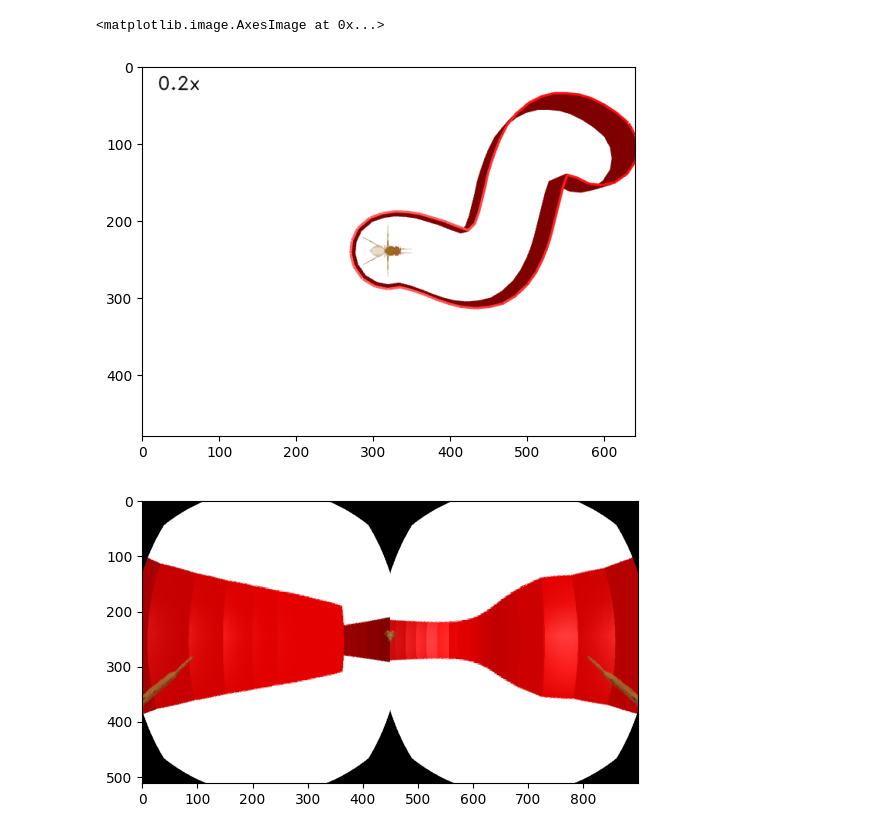
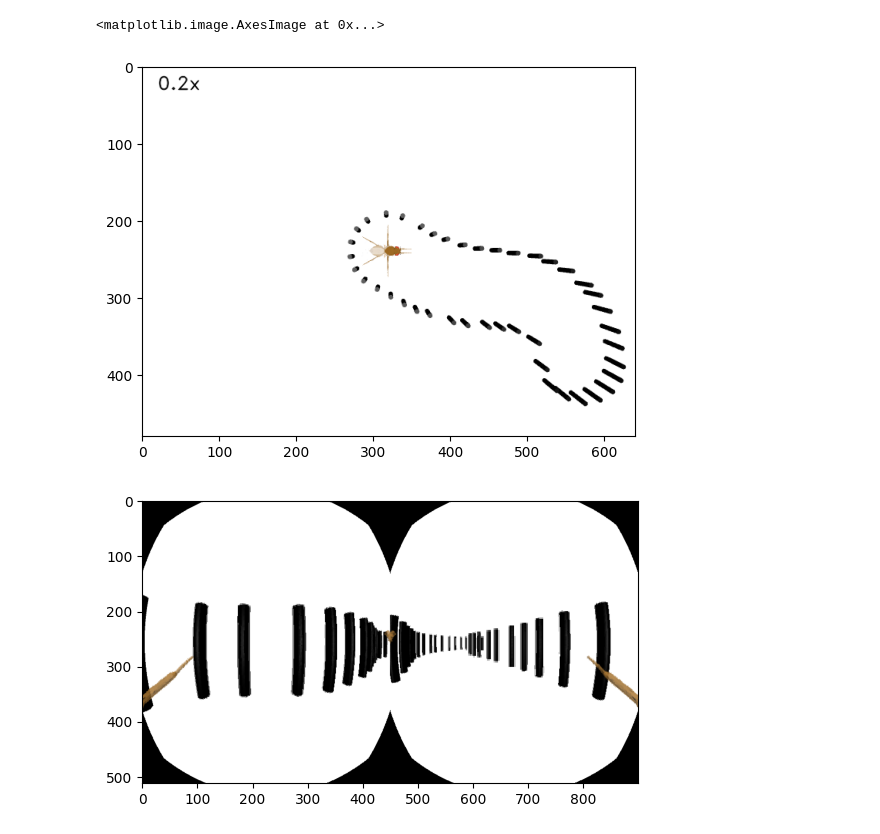
Before and after one commit to timurunv/cobar_project, a Jupyter notebook: corridor.ipynb, the cells around one changed output. Cells and saved outputs as stored; diff of their text form; code cells hidden in the pictures.

```diff
--- a/corridor.ipynb
+++ b/corridor.ipynb
@@ -2,26 +2,27 @@
 from flygym import SingleFlySimulation, Fly, Camera
 import matplotlib.pyplot as plt
 import numpy as np
-from utils.arenas import Corridor
+from utils.arenas import Corridor, CorridorWithPillars
+plt.style.use("default")
 # %%
 fly = Fly(render_raw_vision=True, enable_vision=True)
-arena = Corridor()
+arena = CorridorWithPillars(thick=0.5)
 cam = Camera(
     attachment_point=fly.model.worldbody,
     camera_name="camera_top_zoomout",
 )
 sim = SingleFlySimulation(
     fly=fly,
     arena=arena,
     cameras=[cam],
 )
 obs, info = sim.reset(seed=0)
 fig, ax = plt.subplots()
 ax.imshow(sim.render()[0])
 
 fig, ax = plt.subplots()
 ax.imshow(np.concatenate(info["raw_vision"], axis=1) / 255)
 # %% [output]
 <matplotlib.image.AxesImage at 0x...>
-[figure, old version]
+[figure, new version]
-[figure, old version]
+[figure, new version]
```
Also changed, not shown: 1 other file.
